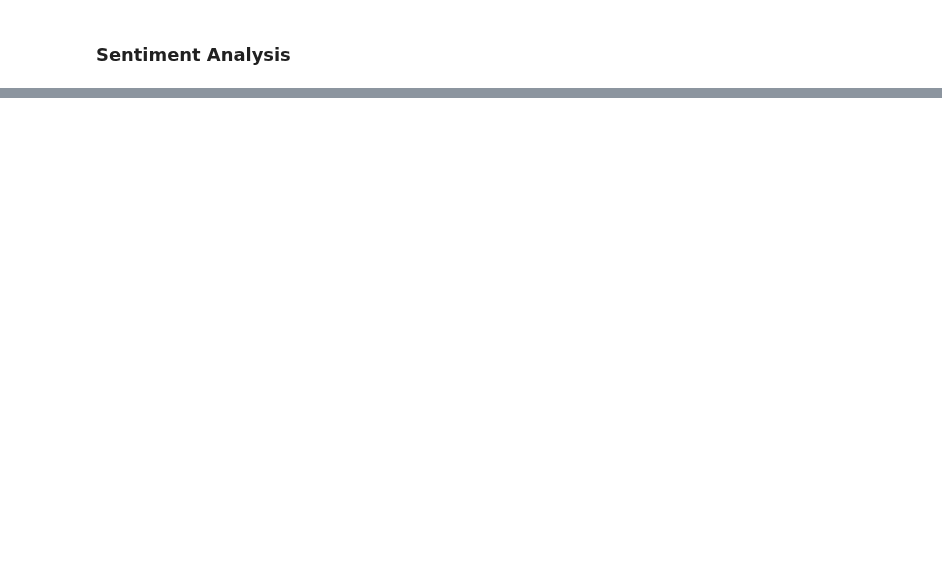
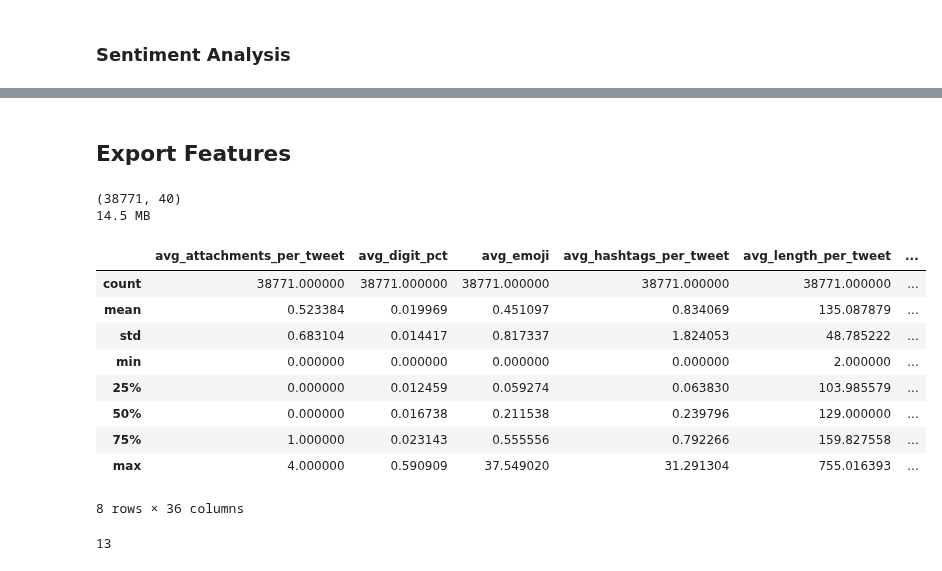
Before and after one commit to iiank/Twitter-Bot-Fraud-Detection, a Jupyter notebook: fe_tweets.ipynb, the cells around one changed output, grey strips where cells are left out. Cells and saved outputs as stored; diff of their text form; code cells hidden in the pictures; blank space fills up the shorter version.

```diff
--- a/fe_tweets.ipynb
+++ b/fe_tweets.ipynb
@@ -1196,0 +704,15 @@ df_tweets.to_parquet(".datasets/final_outputs/df_tweets_model.parquet", index=Fa
+# %%
+def compute_reply_settings(tweet_list):
+	reply_settings_flags = []
+
+	for tweet in tweet_list:
+		reply_settings = tweet.get('reply_settings')
+
+		reply_settings_flags.append(0 if reply_settings in (None, "everyone") else 1)
+
+	if len(reply_settings_flags) == 0:
+		return 0
+
+	pct_reply_settings = sum(reply_settings_flags) / len(reply_settings_flags)
+
+	return pct_reply_settings
@@ -1196,0 +790,20 @@ df_tweets.to_parquet(".datasets/final_outputs/df_tweets_model.parquet", index=Fa
+# %%
+def count_inconsistencies(tweet_list):
+	has_inconsistencies = 0
+	count = 0
+
+	for tweet in tweet_list:
+		ref = _as_list(tweet.get("referenced_tweets"))
+		ref_is_none = len(ref) == 0
+		ref_types = [r.get("type") for r in ref if isinstance(r, dict)]
+
+		reply_flag = pd.notna(tweet.get("in_reply_to_user_id"))
+		is_reply_ref = "replied_to" in ref_types
+
+		if (reply_flag and ref_is_none) or (not reply_flag and is_reply_ref):
+			count += 1
+
+	if (count != 0):
+			has_inconsistencies = 1
+
+	return pd.Series([has_inconsistencies, count])
@@ -1196,0 +1001,26 @@ df_tweets.to_parquet(".datasets/final_outputs/df_tweets_model.parquet", index=Fa
+# %% [markdown]
+## Export Features
+# %%
+df_tweets_model = df_tweets.drop(columns=["tweets"])
+df_tweets_model.to_parquet("./datasets/final_outputs/df_tweets_model.parquet", index=False)
+
+print(df_tweets_model.shape)
+print(f"{df_tweets_model.memory_usage(deep=True).sum() / 1e6:,.1f} MB")
+
+display(df_tweets_model[numeric_cols].describe())
+del df_tweets_model
+gc.collect()
+# %% [output]
+(38771, 40)
+14.5 MB
+|  | avg_attachments_per_tweet | avg_digit_pct | avg_emoji | avg_hashtags_per_tweet | avg_length_per_tweet | ... |
+| count | 38771.000000 | 38771.000000 | 38771.000000 | 38771.000000 | 38771.000000 | ... |
+| mean | 0.523384 | 0.019969 | 0.451097 | 0.834069 | 135.087879 | ... |
+| std | 0.683104 | 0.014417 | 0.817337 | 1.824053 | 48.785222 | ... |
+| min | 0.000000 | 0.000000 | 0.000000 | 0.000000 | 2.000000 | ... |
+| 25% | 0.000000 | 0.012459 | 0.059274 | 0.063830 | 103.985579 | ... |
+| 50% | 0.000000 | 0.016738 | 0.211538 | 0.239796 | 129.000000 | ... |
+| 75% | 1.000000 | 0.023143 | 0.555556 | 0.792266 | 159.827558 | ... |
+| max | 4.000000 | 0.590909 | 37.549020 | 31.291304 | 755.016393 | ... |
+8 rows × 36 columns
+13
```
Also changed, not shown: parts of 84 cells of this notebook.
